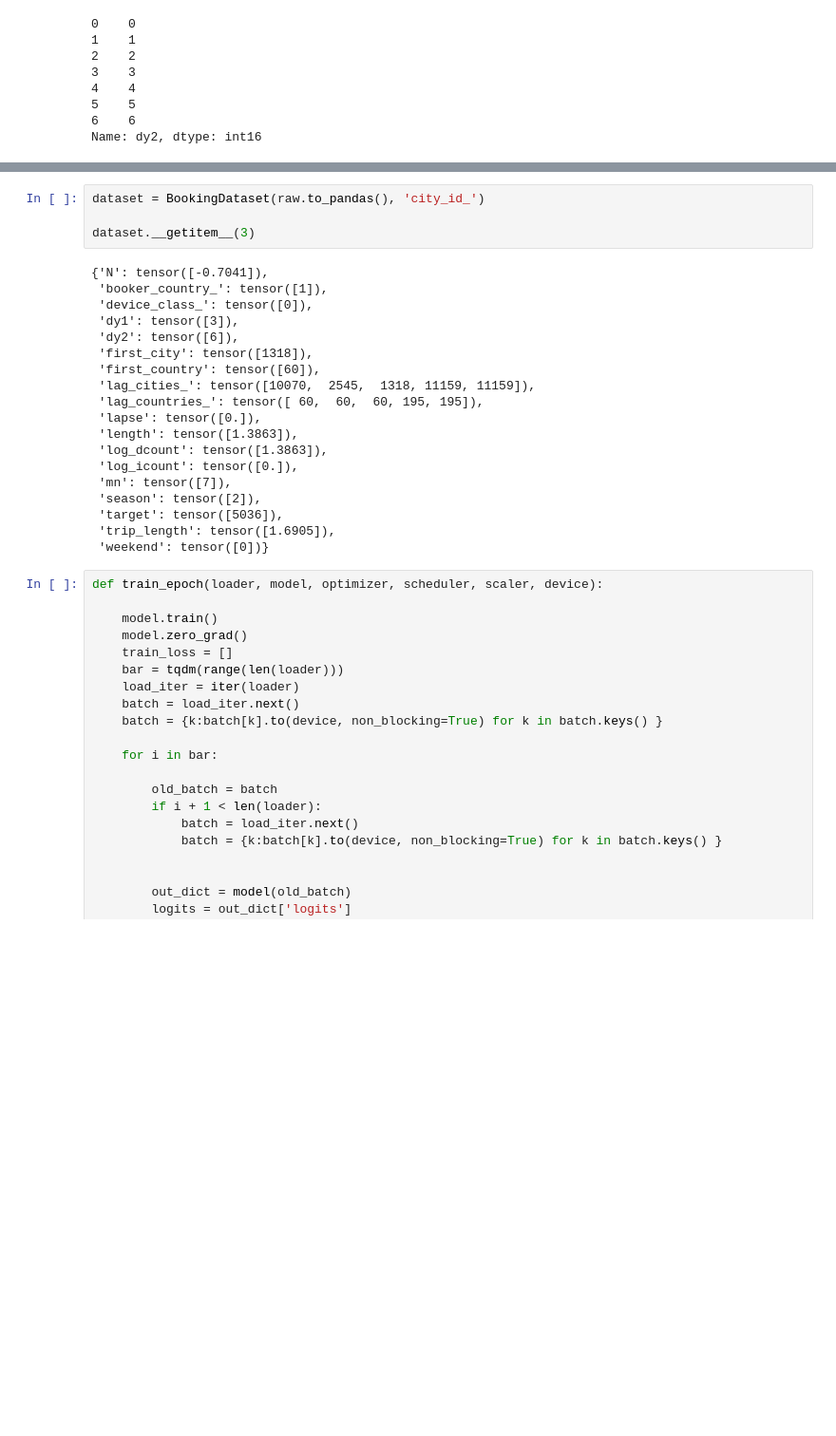
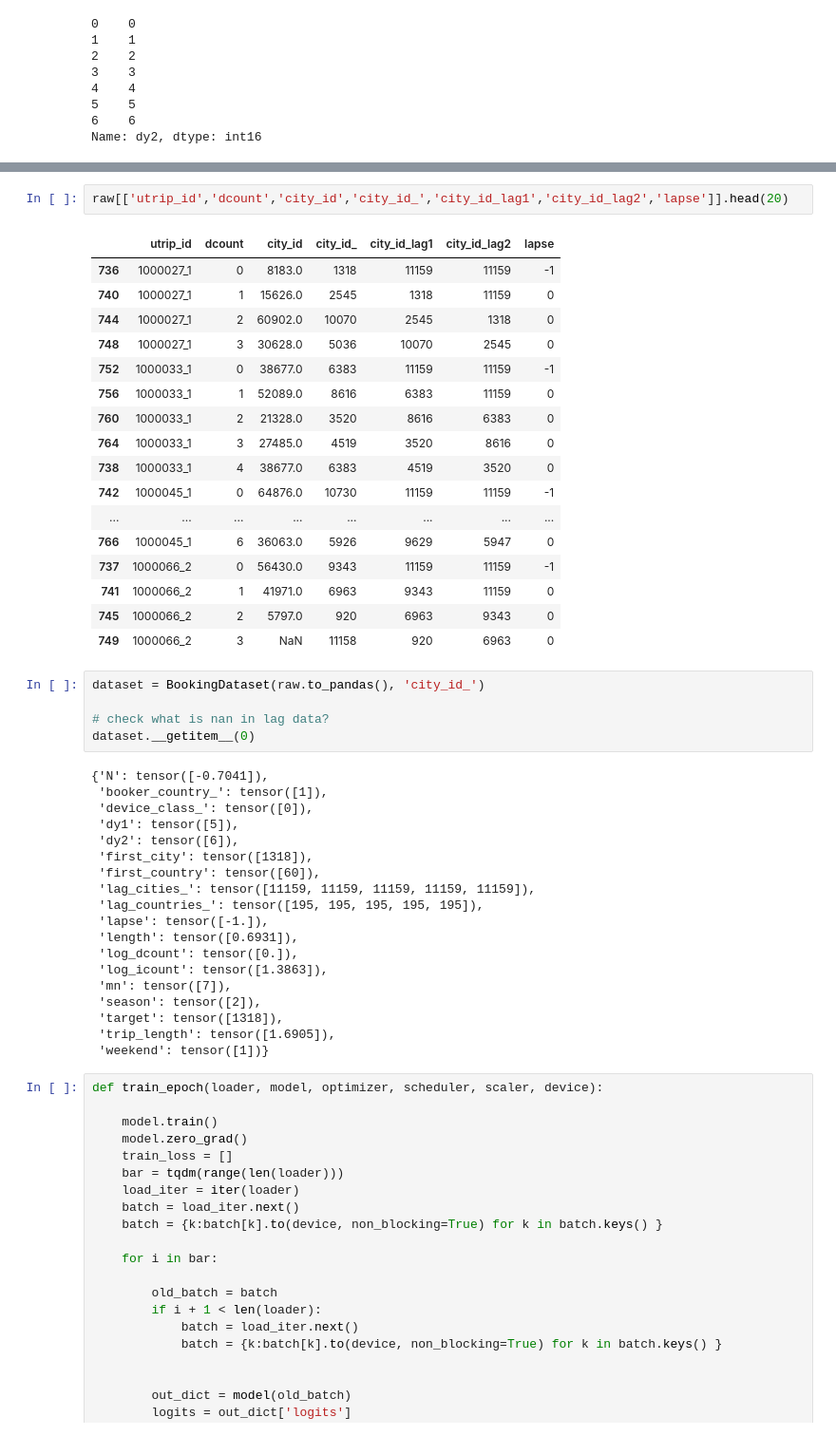
Before and after one commit to louislung/deeplearning, a Jupyter notebook: WSDM2021/02_Models/MLP_SMF/MLP-SMF.ipynb, the cells around one changed output, grey strips where cells are left out. Shown: that part at 95% size. Drawn from its saved outputs; the diff is of its cells as text; blank space fills up the shorter version.

```diff
--- a/WSDM2021/02_Models/MLP_SMF/MLP-SMF.ipynb
+++ b/WSDM2021/02_Models/MLP_SMF/MLP-SMF.ipynb
@@ -590,29 +590,50 @@ class BookingDataset(Dataset):
         if self.target is not None:
             input_dict['target'] = torch.tensor([self.target[idx]], dtype=torch.long)
         return input_dict
+# %%
+raw[['utrip_id','dcount','city_id','city_id_','city_id_lag1','city_id_lag2','lapse']].head(20)
+# %% [output]
+|  | utrip_id | dcount | city_id | city_id_ | city_id_lag1 | city_id_lag2 | lapse |
+| 736 | 1000027_1 | 0 | 8183.0 | 1318 | 11159 | 11159 | -1 |
+| 740 | 1000027_1 | 1 | 15626.0 | 2545 | 1318 | 11159 | 0 |
+| 744 | 1000027_1 | 2 | 60902.0 | 10070 | 2545 | 1318 | 0 |
+| 748 | 1000027_1 | 3 | 30628.0 | 5036 | 10070 | 2545 | 0 |
+| 752 | 1000033_1 | 0 | 38677.0 | 6383 | 11159 | 11159 | -1 |
+| 756 | 1000033_1 | 1 | 52089.0 | 8616 | 6383 | 11159 | 0 |
+| 760 | 1000033_1 | 2 | 21328.0 | 3520 | 8616 | 6383 | 0 |
+| 764 | 1000033_1 | 3 | 27485.0 | 4519 | 3520 | 8616 | 0 |
+| 738 | 1000033_1 | 4 | 38677.0 | 6383 | 4519 | 3520 | 0 |
+| 742 | 1000045_1 | 0 | 64876.0 | 10730 | 11159 | 11159 | -1 |
+| ... | ... | ... | ... | ... | ... | ... | ... |
+| 766 | 1000045_1 | 6 | 36063.0 | 5926 | 9629 | 5947 | 0 |
+| 737 | 1000066_2 | 0 | 56430.0 | 9343 | 11159 | 11159 | -1 |
+| 741 | 1000066_2 | 1 | 41971.0 | 6963 | 9343 | 11159 | 0 |
+| 745 | 1000066_2 | 2 | 5797.0 | 920 | 6963 | 9343 | 0 |
+| 749 | 1000066_2 | 3 | NaN | 11158 | 920 | 6963 | 0 |
 # %%
 dataset = BookingDataset(raw.to_pandas(), 'city_id_')
 
-dataset.__getitem__(3)
+# check what is nan in lag data?
+dataset.__getitem__(0)
 # %% [output]
 {'N': tensor([-0.7041]),
  'booker_country_': tensor([1]),
  'device_class_': tensor([0]),
- 'dy1': tensor([3]),
+ 'dy1': tensor([5]),
  'dy2': tensor([6]),
  'first_city': tensor([1318]),
  'first_country': tensor([60]),
- 'lag_cities_': tensor([10070,  2545,  1318, 11159, 11159]),
- 'lag_countries_': tensor([ 60,  60,  60, 195, 195]),
- 'lapse': tensor([0.]),
- 'length': tensor([1.3863]),
- 'log_dcount': tensor([1.3863]),
- 'log_icount': tensor([0.]),
+ 'lag_cities_': tensor([11159, 11159, 11159, 11159, 11159]),
+ 'lag_countries_': tensor([195, 195, 195, 195, 195]),
+ 'lapse': tensor([-1.]),
+ 'length': tensor([0.6931]),
+ 'log_dcount': tensor([0.]),
+ 'log_icount': tensor([1.3863]),
  'mn': tensor([7]),
  'season': tensor([2]),
- 'target': tensor([5036]),
+ 'target': tensor([1318]),
  'trip_length': tensor([1.6905]),
- 'weekend': tensor([0])}
+ 'weekend': tensor([1])}
 # %%
 def train_epoch(loader, model, optimizer, scheduler, scaler, device):
 
```
Also changed, not shown: parts of 19 cells of this notebook.
